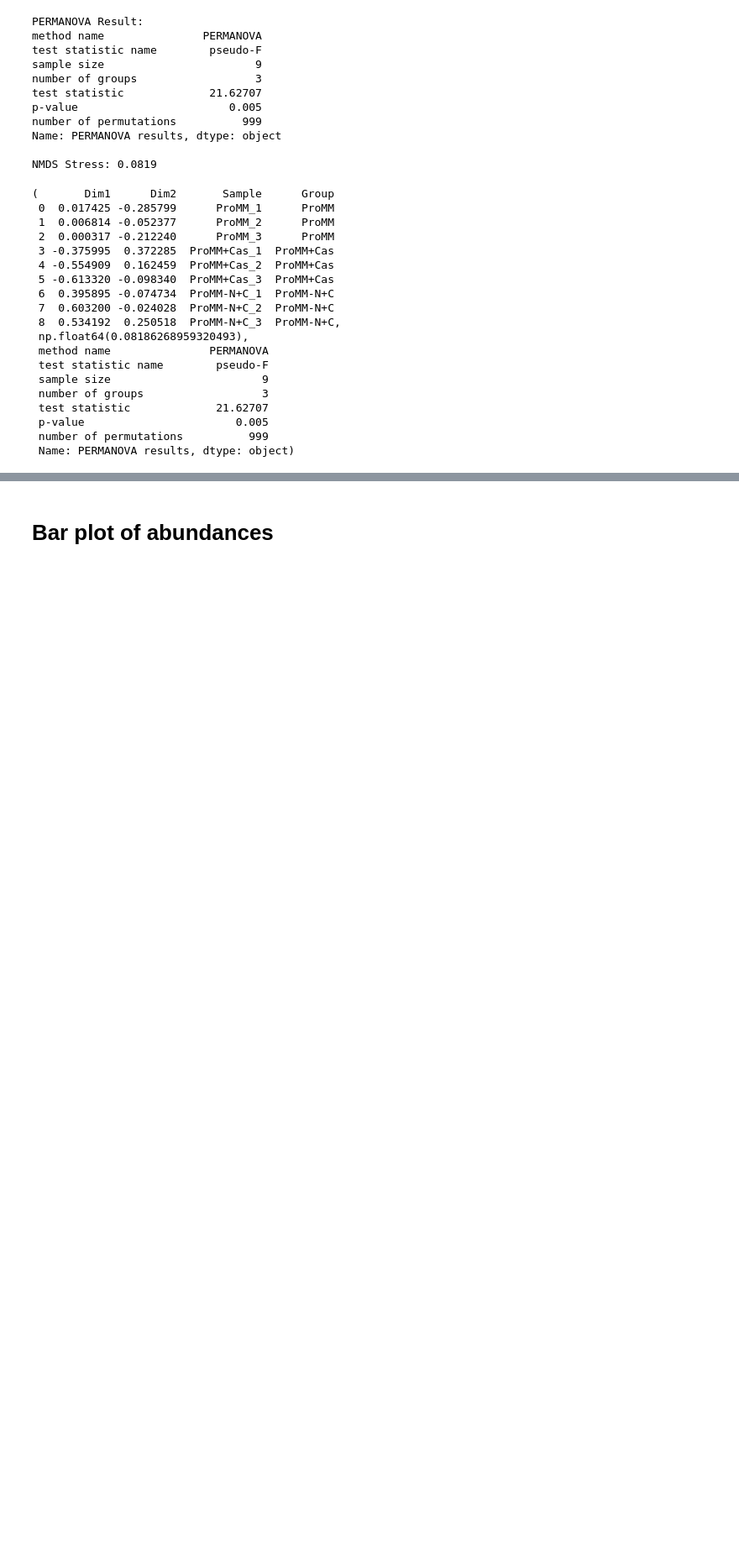
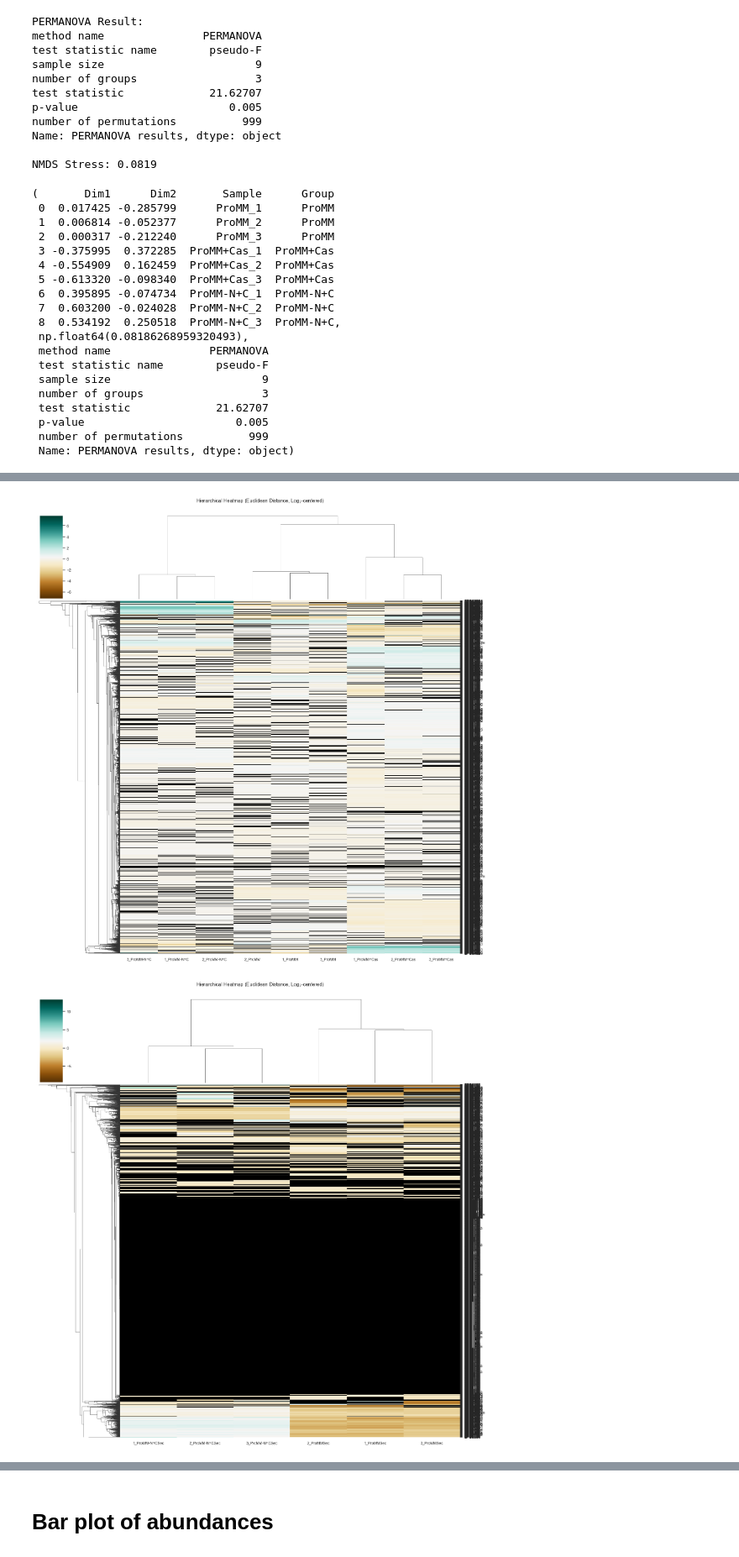
Before and after one commit to Fuchan2004/Rpom_Exoproteome, a Jupyter notebook: scripts/proteome_NMDS_heatmaps.ipynb, the cells around one changed output, grey strips where cells are left out. Shown at 84% size. Drawn from its saved outputs; the diff is of its cells as text; code cells hidden in the pictures; blank space fills up the shorter version.

```diff
--- a/scripts/proteome_NMDS_heatmaps.ipynb
+++ b/scripts/proteome_NMDS_heatmaps.ipynb
@@ -987,0 +595,6 @@ heatmap(decarb, suffixes, output_filename='heatmap_decarboxylase')
+# %%
+heatmap(merged, suffixes_1, output_filename='heatmap_Intra')
+heatmap(merged, suffixes_2, output_filename='heatmap_Sec')
+# %% [output]
+[figure, added]
+[figure, added]
```
Also changed, not shown: parts of 20 cells of this notebook.
